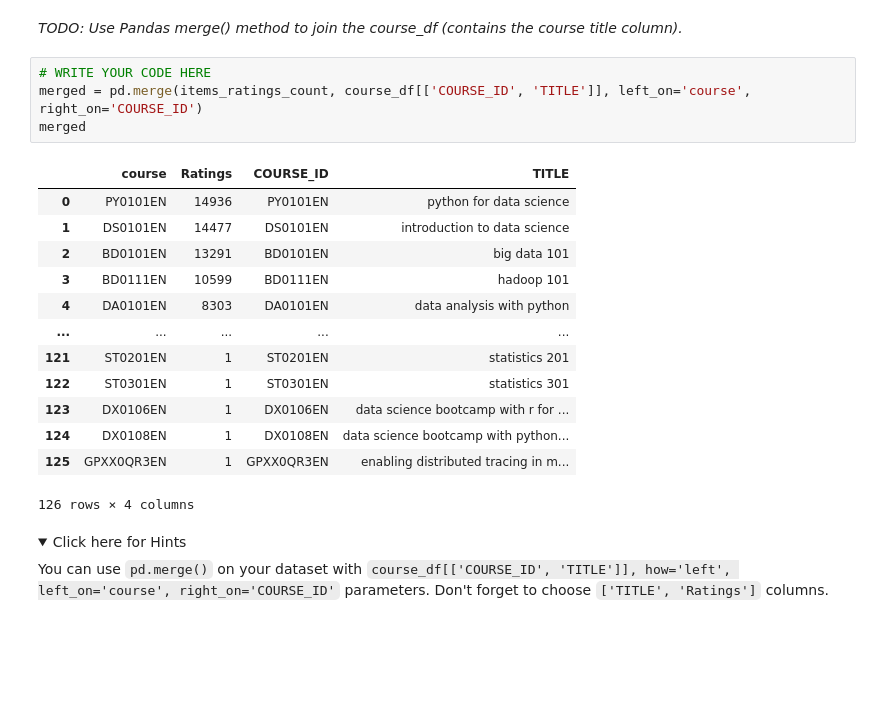
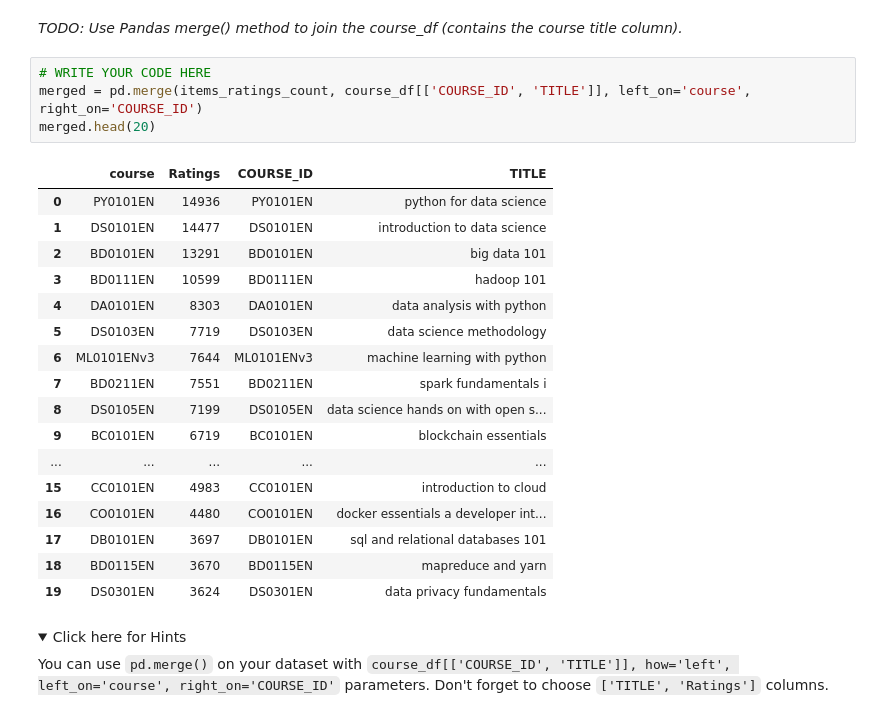
Before and after one commit to klau85/ibm-ml-specialization, a Jupyter notebook: capstone/1_lab_jupyter_eda.ipynb, the cells around one changed output. Cells and saved outputs as stored; diff of their text form; folded sections open; blank space fills up the shorter version.

```diff
--- a/capstone/1_lab_jupyter_eda.ipynb
+++ b/capstone/1_lab_jupyter_eda.ipynb
@@ -427,21 +463,25 @@ _TODO: Use Pandas merge() method to join the course_df (contains the course titl
 # %%
 # WRITE YOUR CODE HERE
 merged = pd.merge(items_ratings_count, course_df[['COURSE_ID', 'TITLE']], left_on='course', right_on='COURSE_ID')
-merged
+merged.head(20)
 # %% [output]
 |  | course | Ratings | COURSE_ID | TITLE |
 | 0 | PY0101EN | 14936 | PY0101EN | python for data science |
 | 1 | DS0101EN | 14477 | DS0101EN | introduction to data science |
 | 2 | BD0101EN | 13291 | BD0101EN | big data 101 |
 | 3 | BD0111EN | 10599 | BD0111EN | hadoop 101 |
 | 4 | DA0101EN | 8303 | DA0101EN | data analysis with python |
+| 5 | DS0103EN | 7719 | DS0103EN | data science methodology |
+| 6 | ML0101ENv3 | 7644 | ML0101ENv3 | machine learning with python |
+| 7 | BD0211EN | 7551 | BD0211EN | spark fundamentals i |
+| 8 | DS0105EN | 7199 | DS0105EN | data science hands on with open s... |
+| 9 | BC0101EN | 6719 | BC0101EN | blockchain essentials |
 | ... | ... | ... | ... | ... |
-| 121 | ST0201EN | 1 | ST0201EN | statistics 201 |
-| 122 | ST0301EN | 1 | ST0301EN | statistics 301 |
-| 123 | DX0106EN | 1 | DX0106EN | data science bootcamp with r for ... |
-| 124 | DX0108EN | 1 | DX0108EN | data science bootcamp with python... |
-| 125 | GPXX0QR3EN | 1 | GPXX0QR3EN | enabling distributed tracing in m... |
+| 15 | CC0101EN | 4983 | CC0101EN | introduction to cloud |
+| 16 | CO0101EN | 4480 | CO0101EN | docker essentials a developer int... |
+| 17 | DB0101EN | 3697 | DB0101EN | sql and relational databases 101 |
+| 18 | BD0115EN | 3670 | BD0115EN | mapreduce and yarn |
+| 19 | DS0301EN | 3624 | DS0301EN | data privacy fundamentals |
-126 rows × 4 columns
 # %% [markdown]
 <details>
     <summary>Click here for Hints</summary>
```
Also changed, not shown: parts of 8 cells of this notebook, 11 other files.
